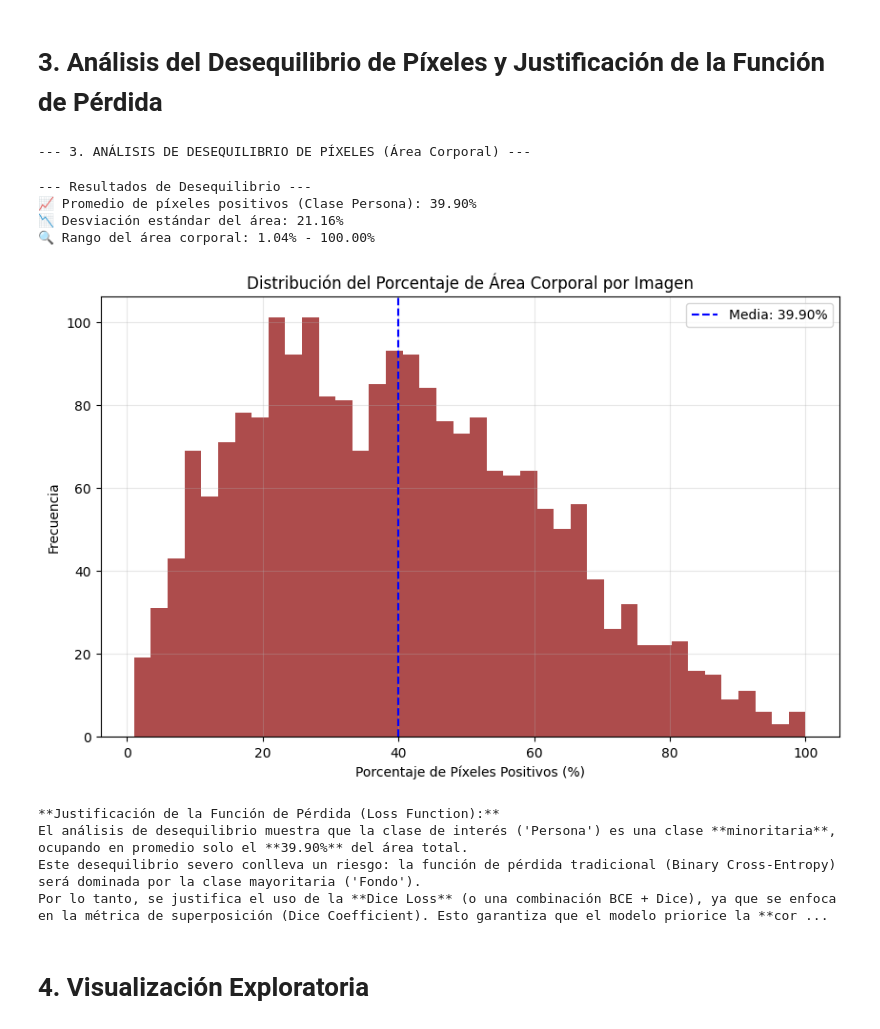
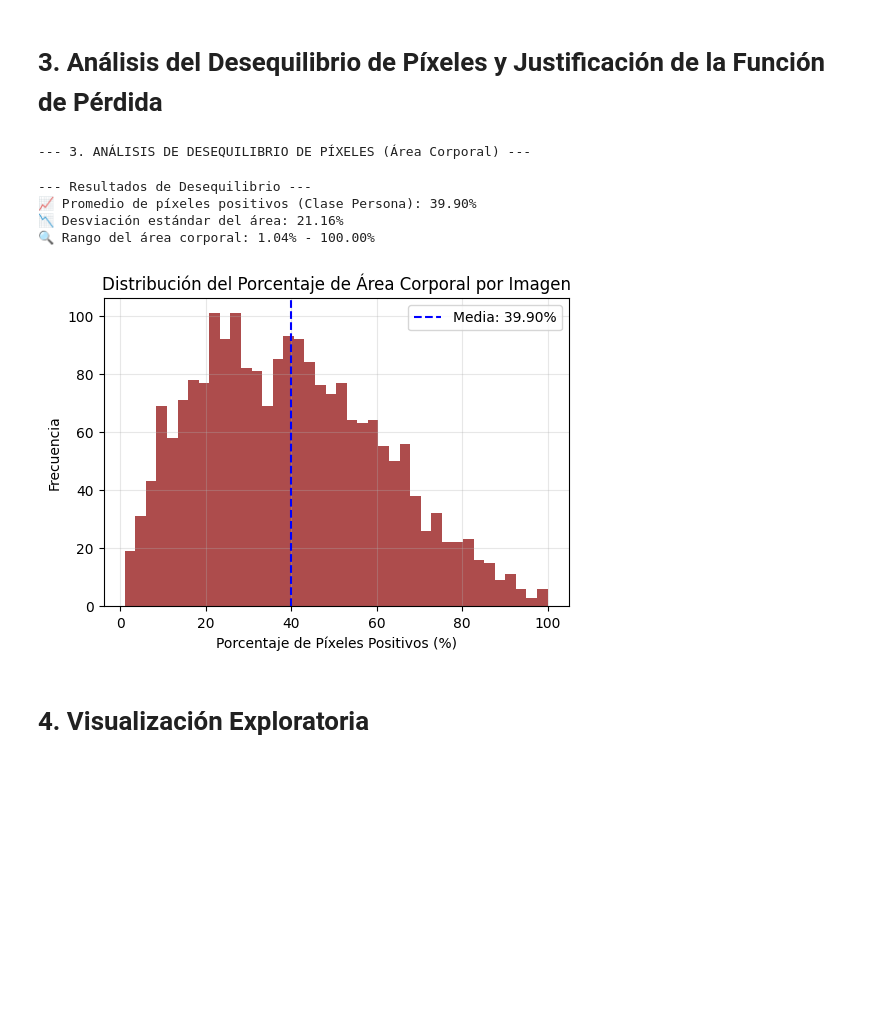
Before and after one commit to kidnixt/u-net-segmentation, a Jupyter notebook: EDA.ipynb, the cells around one changed output. Saved outputs shown, nothing was run; the diff lists cells and outputs as text; code cells hidden in the pictures; blank space fills up the shorter version.

```diff
--- a/EDA.ipynb
+++ b/EDA.ipynb
@@ -247,13 +224,9 @@ import numpy as np
 import matplotlib.pyplot as plt
 from tqdm import tqdm
 
-# Asumiendo que estas variables y funciones están definidas:
-# TRAIN_MASKS_DIR, mask_files, load_mask_robust
-# total_pixels = 800 * 800 (Si el tamaño es fijo)
 
-# Determinar el número total de píxeles por máscara (Asumiendo 800x800)
+
 try:
-    # Usamos un valor fijo si ya confirmamos el tamaño en el Paso 1
     total_pixels = 800 * 800
 except NameError:
     # Fallback por si la variable no está definida
@@ -285,45 +258,35 @@ mask_areas = np.array(mask_areas)
 # 1. Resultados Estadísticos
 if valid_masks_count > 0:
     mean_ratio = mask_areas.mean() * 100
     std_ratio = mask_areas.std() * 100
     min_ratio = mask_areas.min() * 100
     max_ratio = mask_areas.max() * 100
 
     print("\n--- Resultados de Desequilibrio ---")
     print(f"📈 Promedio de píxeles positivos (Clase Persona): {mean_ratio:.2f}%")
     print(f"📉 Desviación estándar del área: {std_ratio:.2f}%")
     print(f"🔍 Rango del área corporal: {min_ratio:.2f}% - {max_ratio:.2f}%")
 
-    # 2. Generar el Histograma de Distribución de Área
-    plt.figure(figsize=(10, 6))
+    plt.figure(figsize=(6, 4))
     plt.hist(mask_areas * 100, bins=40, color='darkred', alpha=0.7)
     plt.title('Distribución del Porcentaje de Área Corporal por Imagen')
     plt.xlabel('Porcentaje de Píxeles Positivos (%)')
     plt.ylabel('Frecuencia')
     plt.axvline(mean_ratio, color='blue', linestyle='dashed', linewidth=1.5, label=f'Media: {mean_ratio:.2f}%')
     plt.legend()
     plt.grid(alpha=0.3)
     plt.show()
 
-# 3. Justificación Clave para el EDA
-    print("\n**Justificación de la Función de Pérdida (Loss Function):**")
-    print(f"El análisis de desequilibrio muestra que la clase de interés ('Persona') es una clase **minoritaria**, ocupando en promedio solo el **{mean_ratio:.2f}%** del área total.")
-    print("Este desequilibrio severo conlleva un riesgo: la función de pérdida tradicional (Binary Cross-Entropy) será dominada por la clase mayoritaria ('Fondo').")
-    print("Por lo tanto, se justifica el uso de la **Dice Loss** (o una combinación BCE + Dice), ya que se enfoca en la métrica de superposición (Dice Coefficient). Esto garantiza que el modelo priorice la **correcta segmentación** de los pocos píxeles de 'Persona', en lugar de simplemente ser bueno para identificar el 'Fondo'.")
 
 else:
     print("No se encontraron máscaras válidas para el análisis de desequilibrio.")
 # %% [output]
 --- 3. ANÁLISIS DE DESEQUILIBRIO DE PÍXELES (Área Corporal) ---
 --- Resultados de Desequilibrio ---
 📈 Promedio de píxeles positivos (Clase Persona): 39.90%
 📉 Desviación estándar del área: 21.16%
 🔍 Rango del área corporal: 1.04% - 100.00%
-[figure, old version]
+[figure, new version]
-**Justificación de la Función de Pérdida (Loss Function):**
-El análisis de desequilibrio muestra que la clase de interés ('Persona') es una clase **minoritaria**, ocupando en promedio solo el **39.90%** del área total.
-Este desequilibrio severo conlleva un riesgo: la función de pérdida tradicional (Binary Cross-Entropy) será dominada por la clase mayoritaria ('Fondo').
-Por lo tanto, se justifica el uso de la **Dice Loss** (o una combinación BCE + Dice), ya que se enfoca en la métrica de superposición (Dice Coefficient). Esto garantiza que el modelo priorice la **cor ...
 # %% [markdown]
 # 4. Visualización Exploratoria
 # %%
```
Also changed, not shown: parts of 16 cells of this notebook, 2 other files.
